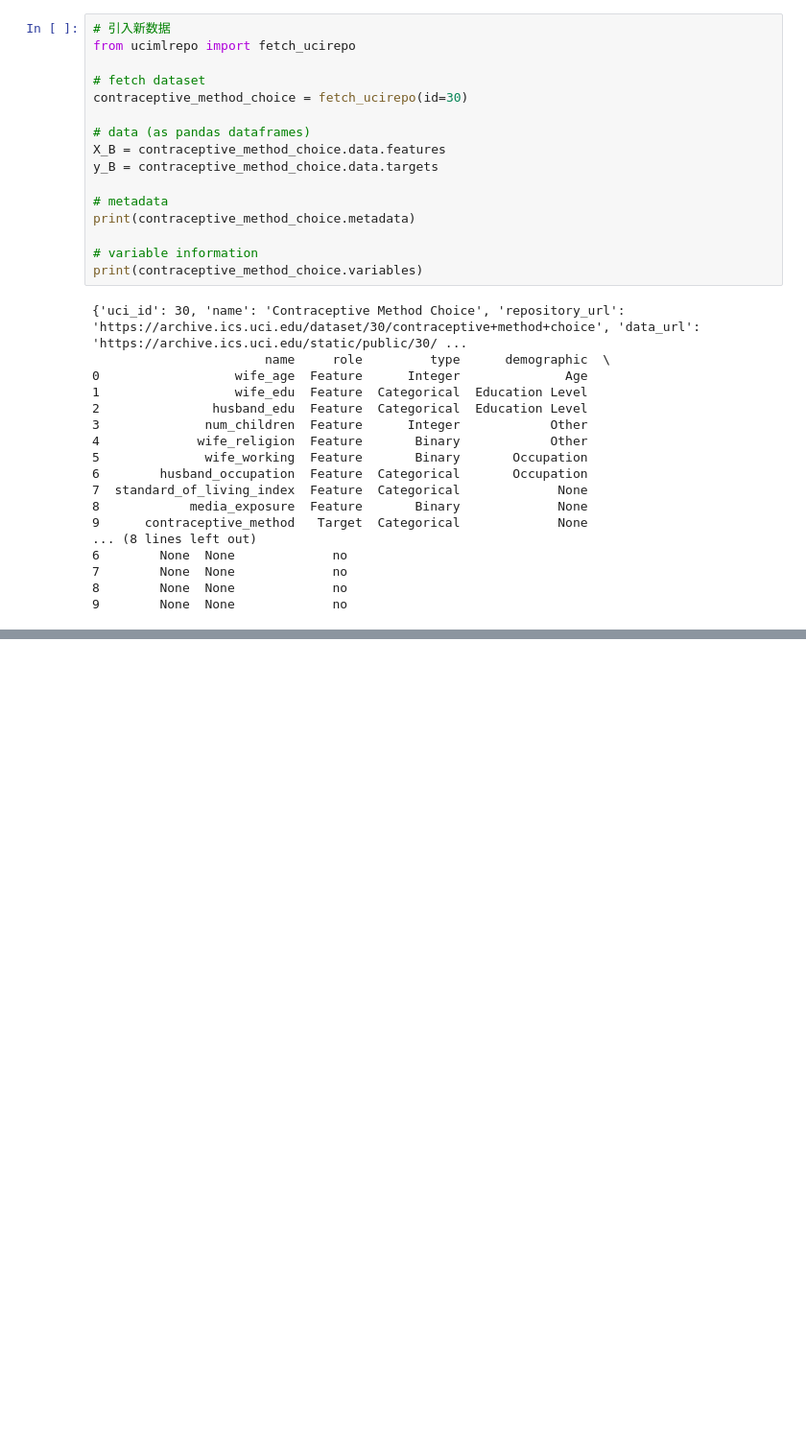
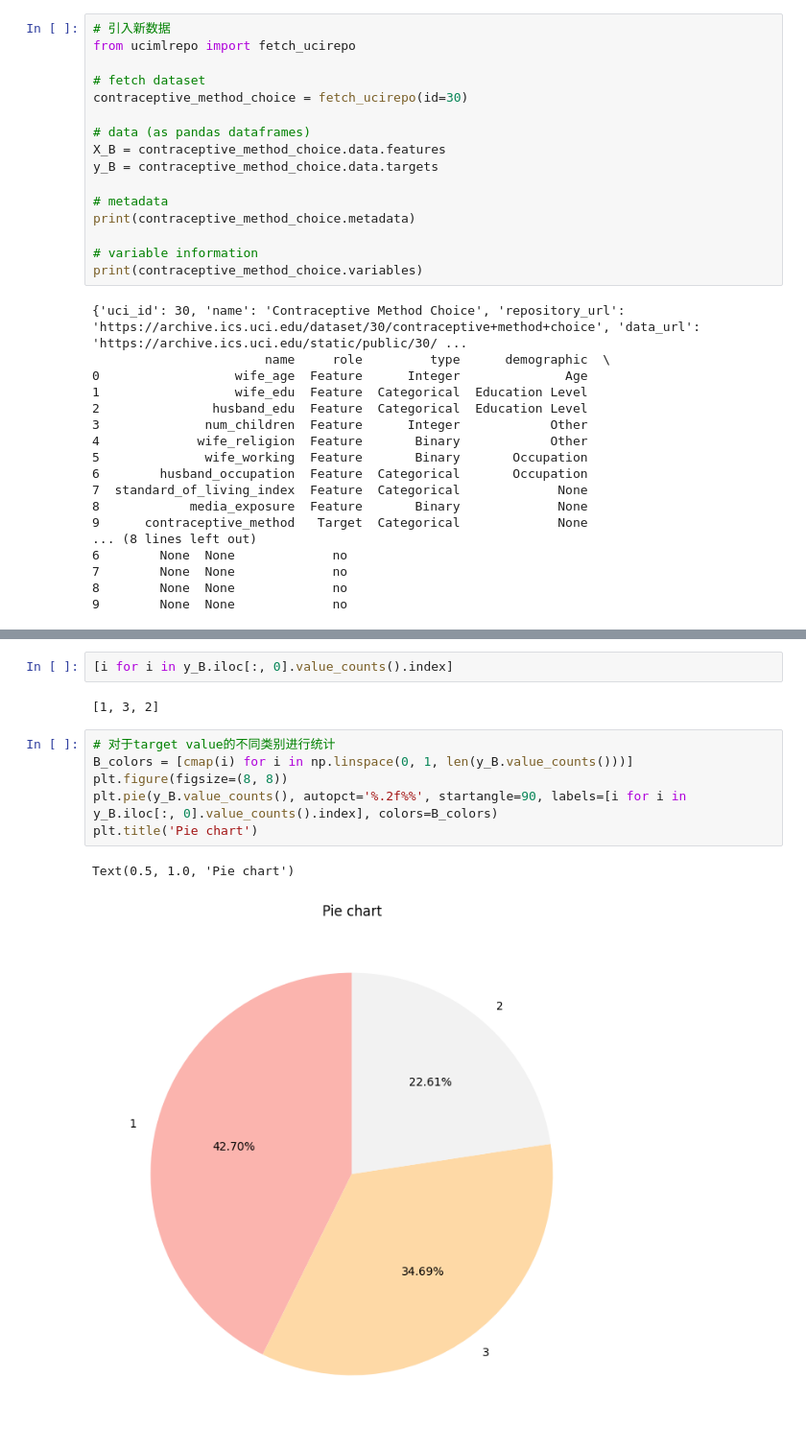
Before and after one commit to 9963KK/MATH5836, a Jupyter notebook: ass2/ass2.ipynb, the cells around one changed output, grey strips where cells are left out. Shown at 96% size. Drawn from its saved outputs; the diff is of its cells as text; blank space fills up the shorter version.

```diff
--- a/ass2/ass2.ipynb
+++ b/ass2/ass2.ipynb
@@ -409 +442,14 @@ print(contraceptive_method_choice.variables)
+# %%
+[i for i in y_B.iloc[:, 0].value_counts().index]
+# %% [output]
+[1, 3, 2]
+# %%
+# 对于target value的不同类别进行统计
+B_colors = [cmap(i) for i in np.linspace(0, 1, len(y_B.value_counts()))]
+plt.figure(figsize=(8, 8))
+plt.pie(y_B.value_counts(), autopct='%.2f%%', startangle=90, labels=[i for i in y_B.iloc[:, 0].value_counts().index], colors=B_colors)
+plt.title('Pie chart')
+# %% [output]
+Text(0.5, 1.0, 'Pie chart')
+[figure, added]
 # %%
```
Also changed, not shown: parts of 8 cells of this notebook, 8 other files.
